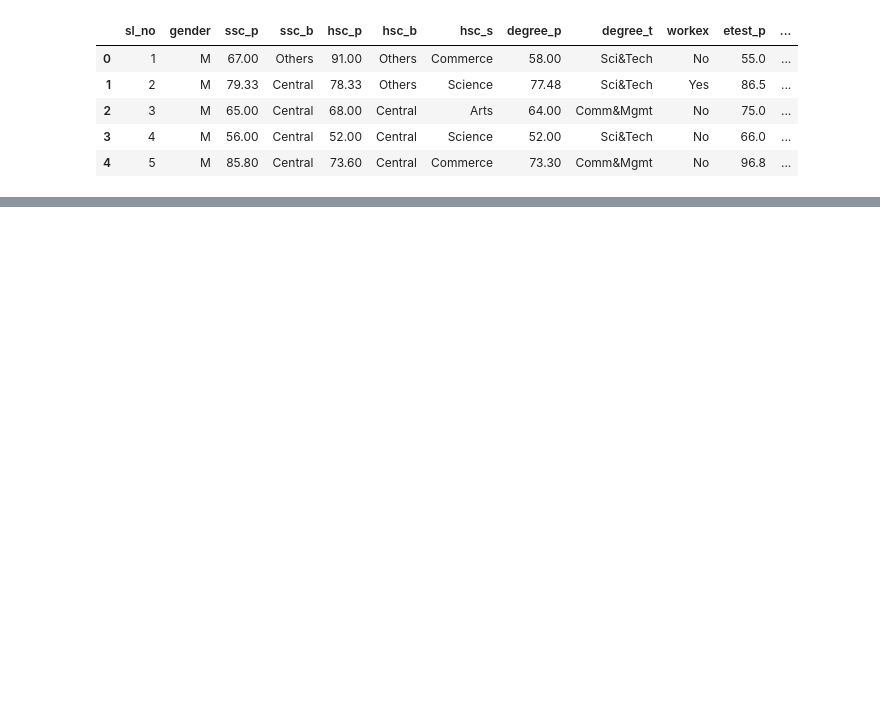
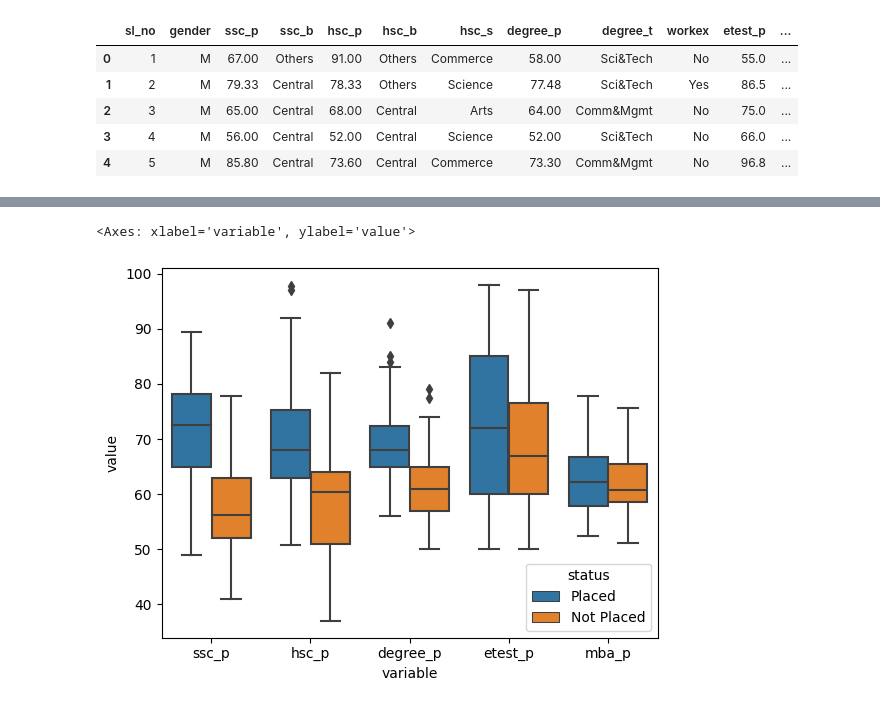
Before and after one commit to lucioew28/avaliacao_c2_a1_adac, a Jupyter notebook: main.ipynb, the cells around one changed output, grey strips where cells are left out. Cells and saved outputs as stored; diff of their text form; code cells hidden in the pictures; blank space fills up the shorter version.

```diff
--- a/main.ipynb
+++ b/main.ipynb
@@ -12,0 +175,6 @@ df_original.head()
+# %%
+df_original_numeric = df_original[['ssc_p','hsc_p','degree_p','etest_p','mba_p','status']]
+
+df_original_numeric_melt = pd.melt(df_original_numeric, id_vars='status')
+
+df_original_numeric_melt.head()
@@ -12,0 +188,5 @@ df_original.head()
+# %%
+sns.boxplot(x="variable", y="value", hue="status", data=df_original_numeric_melt)
+# %% [output]
+<Axes: xlabel='variable', ylabel='value'>
+[figure, added]
```
Also changed, not shown: parts of 27 cells of this notebook.
